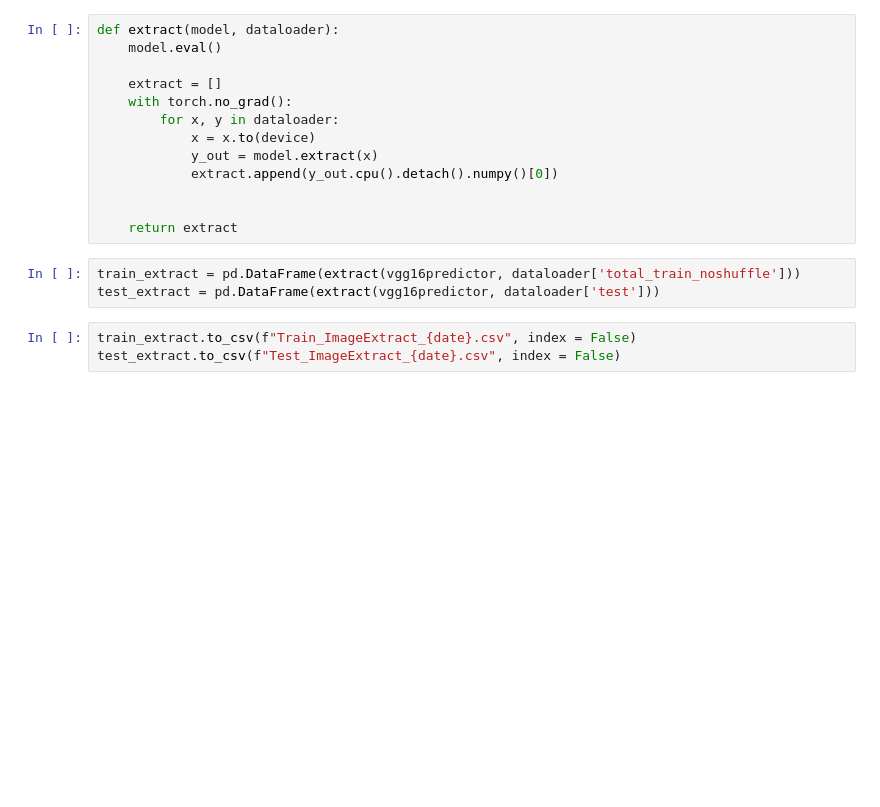
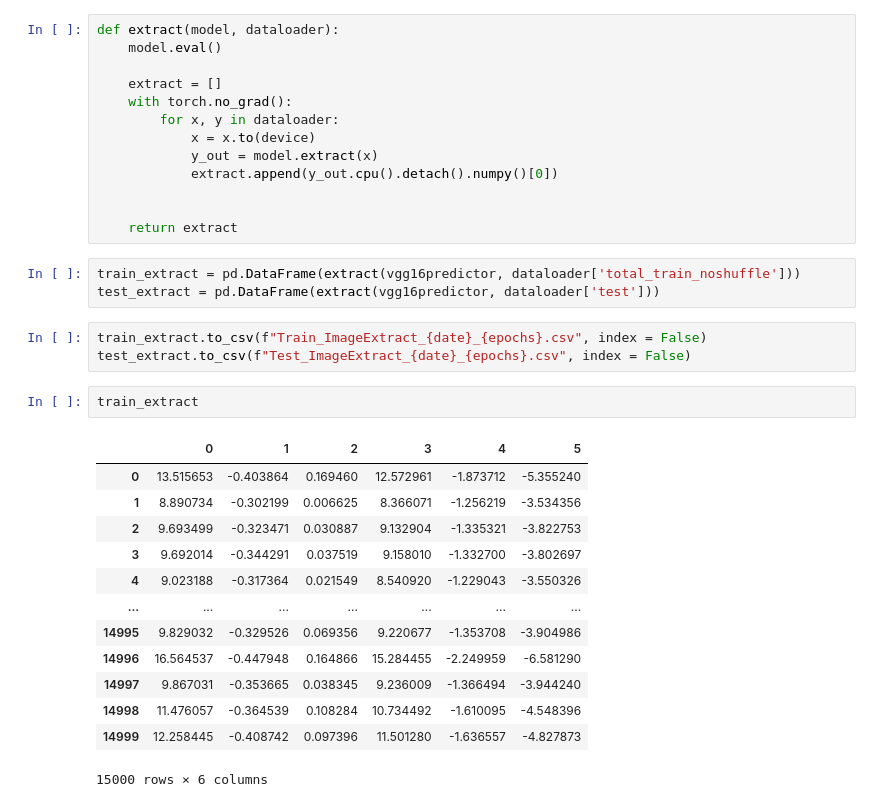
Before and after one commit to TiWenChen/Data-Mining-Project-2, a Jupyter notebook: Image Model.ipynb, the cells around one changed output. Drawn from its saved outputs; the diff is of its cells as text; blank space fills up the shorter version.

```diff
--- a/Image Model.ipynb
+++ b/Image Model.ipynb
@@ -408,7 +419,23 @@ def extract(model, dataloader):
 train_extract = pd.DataFrame(extract(vgg16predictor, dataloader['total_train_noshuffle']))
 test_extract = pd.DataFrame(extract(vgg16predictor, dataloader['test']))
 # %%
-train_extract.to_csv(f"Train_ImageExtract_{date}.csv", index = False)
-test_extract.to_csv(f"Test_ImageExtract_{date}.csv", index = False)
+train_extract.to_csv(f"Train_ImageExtract_{date}_{epochs}.csv", index = False)
+test_extract.to_csv(f"Test_ImageExtract_{date}_{epochs}.csv", index = False)
+# %%
+train_extract
+# %% [output]
+|  | 0 | 1 | 2 | 3 | 4 | 5 |
+| 0 | 13.515653 | -0.403864 | 0.169460 | 12.572961 | -1.873712 | -5.355240 |
+| 1 | 8.890734 | -0.302199 | 0.006625 | 8.366071 | -1.256219 | -3.534356 |
+| 2 | 9.693499 | -0.323471 | 0.030887 | 9.132904 | -1.335321 | -3.822753 |
+| 3 | 9.692014 | -0.344291 | 0.037519 | 9.158010 | -1.332700 | -3.802697 |
+| 4 | 9.023188 | -0.317364 | 0.021549 | 8.540920 | -1.229043 | -3.550326 |
+| ... | ... | ... | ... | ... | ... | ... |
+| 14995 | 9.829032 | -0.329526 | 0.069356 | 9.220677 | -1.353708 | -3.904986 |
+| 14996 | 16.564537 | -0.447948 | 0.164866 | 15.284455 | -2.249959 | -6.581290 |
+| 14997 | 9.867031 | -0.353665 | 0.038345 | 9.236009 | -1.366494 | -3.944240 |
+| 14998 | 11.476057 | -0.364539 | 0.108284 | 10.734492 | -1.610095 | -4.548396 |
+| 14999 | 12.258445 | -0.408742 | 0.097396 | 11.501280 | -1.636557 | -4.827873 |
+15000 rows × 6 columns
 # %%
 train_extract
```
Also changed, not shown: parts of 12 cells of this notebook, 1 other file.
